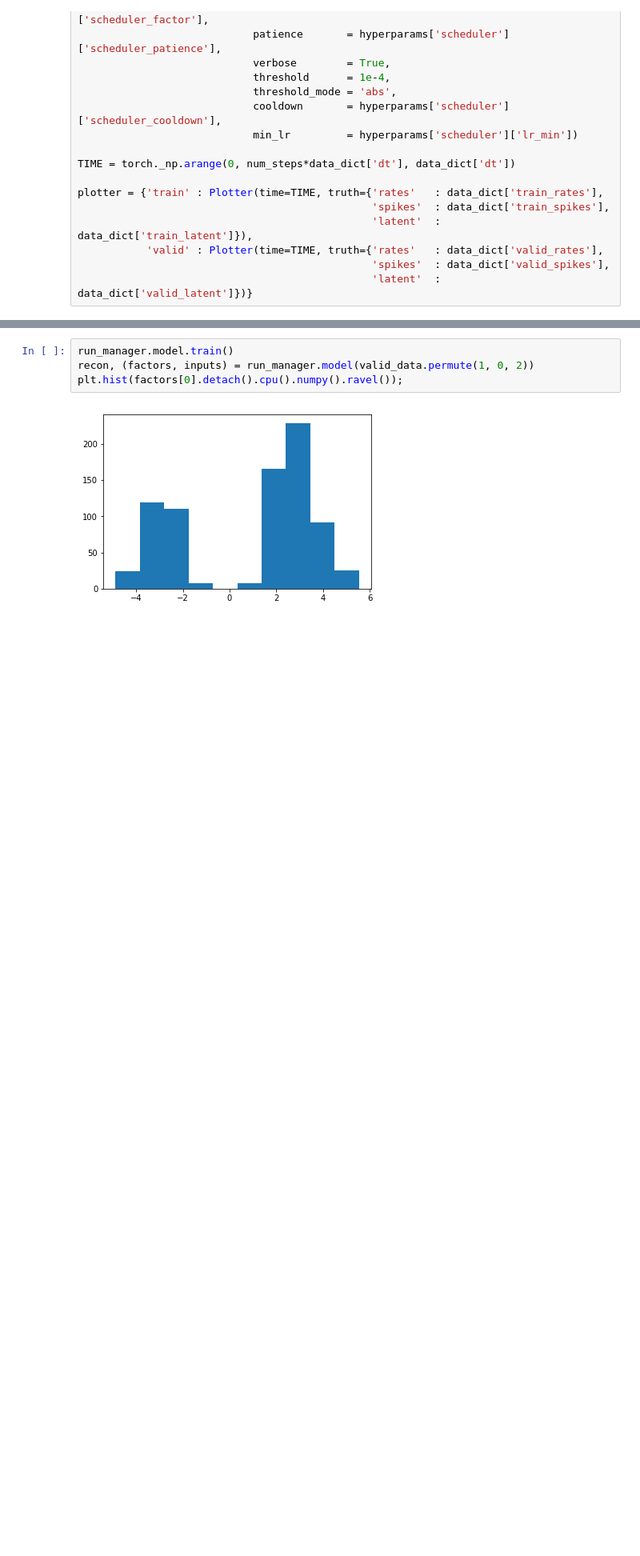
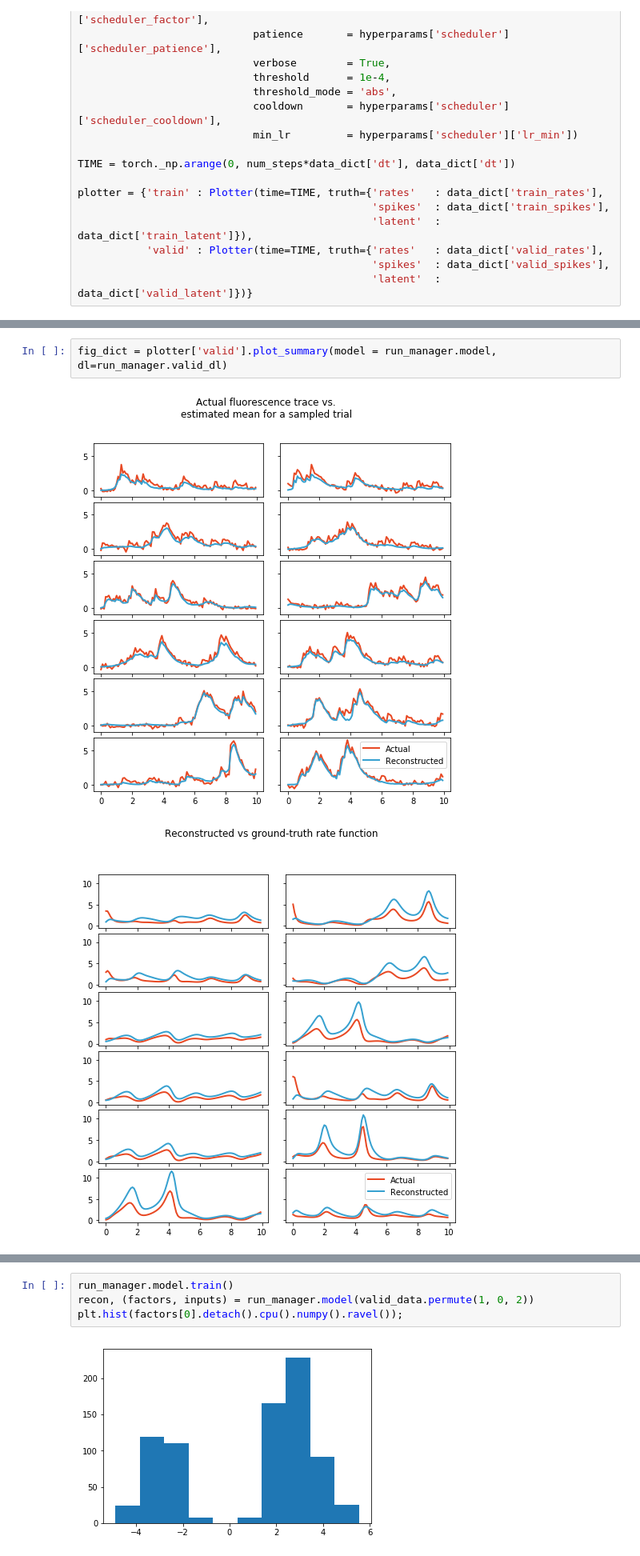
Before and after one commit to lyprince/hierarchical_lfads, a Jupyter notebook: inspect_results.ipynb, the cells around one changed output, grey strips where cells are left out. Shown: that part at 80% size. Drawn from its saved outputs; the diff is of its cells as text; blank space fills up the shorter version.

```diff
--- a/inspect_results.ipynb
+++ b/inspect_results.ipynb
@@ -146,0 +163,5 @@ run_manager.load_checkpoint('best')
+# %%
+fig_dict = plotter['valid'].plot_summary(model = run_manager.model, dl=run_manager.valid_dl)
+# %% [output]
+[figure, added]
+[figure, added]
```
Also changed, not shown: parts of 19 cells of this notebook, 9 other files.
